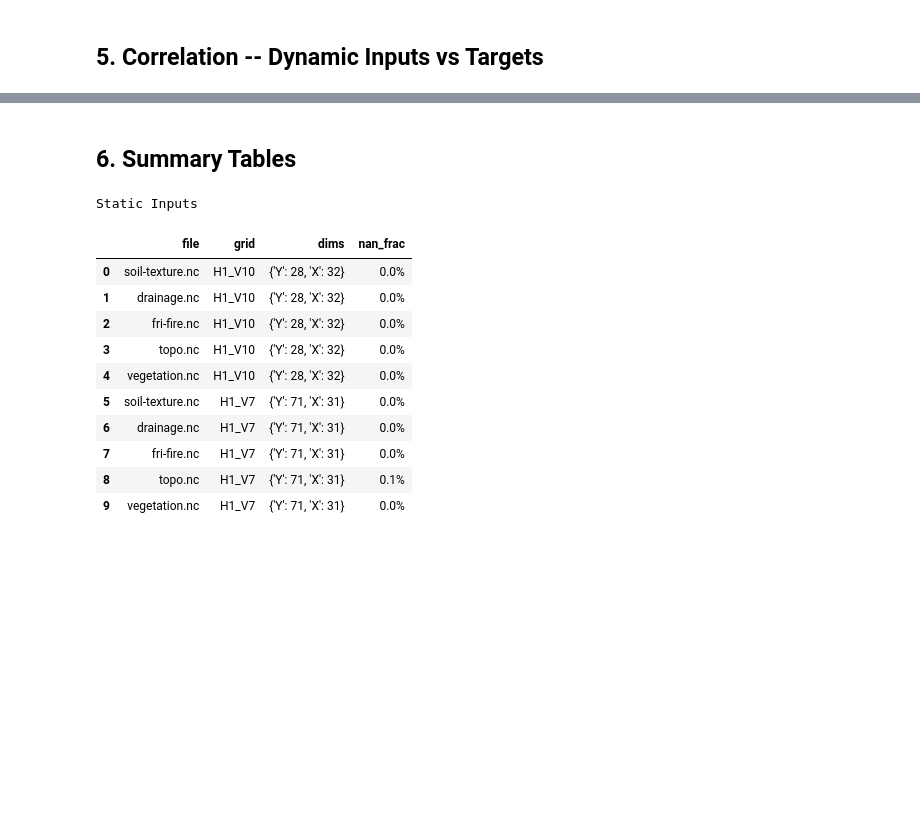
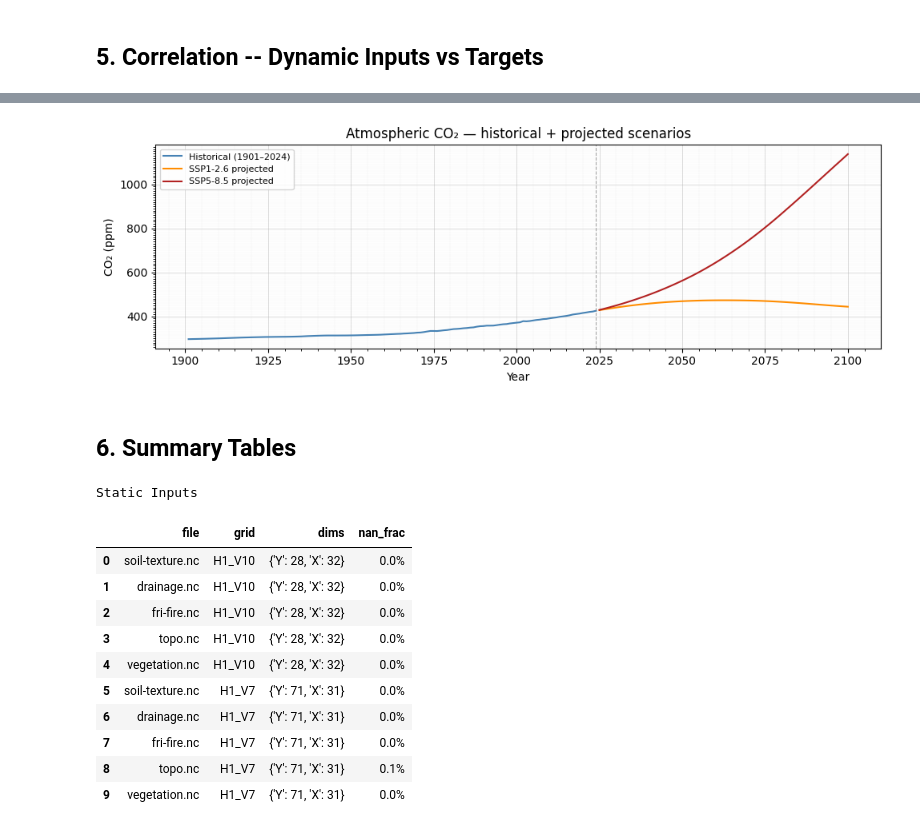
Before and after one commit to whrc/Multi-domain-time-series, a Jupyter notebook: domains/arctic_domain/00_eda.ipynb, the cells around one changed output, grey strips where cells are left out. Cells and saved outputs as stored; diff of their text form; code cells hidden in the pictures; blank space fills up the shorter version.

```diff
--- a/domains/arctic_domain/00_eda.ipynb
+++ b/domains/arctic_domain/00_eda.ipynb
@@ -344,3 +377,35 @@ plt.tight_layout(); plt.show()
+# %%
+# CO2 time series — historical + projected (SSP1 and SSP5)
+ds_proj_ssp1 = open_nc(inp(G, SSP1, 'projected-co2.nc'))
+ds_proj_ssp5 = open_nc(inp(G, SSP5, 'projected-co2.nc'))
+
+proj_ts_ssp1, proj_t_ssp1 = sp_mean_ts(ds_proj_ssp1)
+proj_ts_ssp5, proj_t_ssp5 = sp_mean_ts(ds_proj_ssp5)
+
+proj_yrs_ssp1 = np.array([v.year for v in proj_t_ssp1]) if hasattr(proj_t_ssp1[0], 'year') else proj_t_ssp1.astype(int)
+proj_yrs_ssp5 = np.array([v.year for v in proj_t_ssp5]) if hasattr(proj_t_ssp5[0], 'year') else proj_t_ssp5.astype(int)
+
+fig, ax = plt.subplots(figsize=(10, 3.5))
+ax.plot(co2_yrs, co2_ts, color='steelblue', lw=1.5, label='Historical (1901–2024)')
+ax.plot(proj_yrs_ssp1, proj_ts_ssp1, color='darkorange', lw=1.5, label='SSP1-2.6 projected')
+ax.plot(proj_yrs_ssp5, proj_ts_ssp5, color='firebrick', lw=1.5, label='SSP5-8.5 projected')
+ax.axvline(2024, color='gray', lw=0.8, ls='--', alpha=0.7)
+
+ax.set_xlabel('Year')
+ax.set_ylabel('CO₂ (ppm)')
+ax.set_title('Atmospheric CO₂ — historical + projected scenarios')
+ax.legend(fontsize=8, loc='upper left')
+
+ax.grid(which='major', linestyle='-', linewidth=0.5, alpha=0.6)
+ax.grid(which='minor', linestyle=':', linewidth=0.3, alpha=0.4)
+ax.xaxis.set_major_locator(plt.MultipleLocator(25))
+ax.xaxis.set_minor_locator(plt.MultipleLocator(5))
+ax.yaxis.set_minor_locator(plt.MultipleLocator(10))
+
+fig.tight_layout()
+plt.show()
+# %% [output]
+[figure, added]
 # %% [markdown]
 ## 6. Summary Tables
 # %%
```
Also changed, not shown: parts of 3 cells of this notebook, 2 other files.
